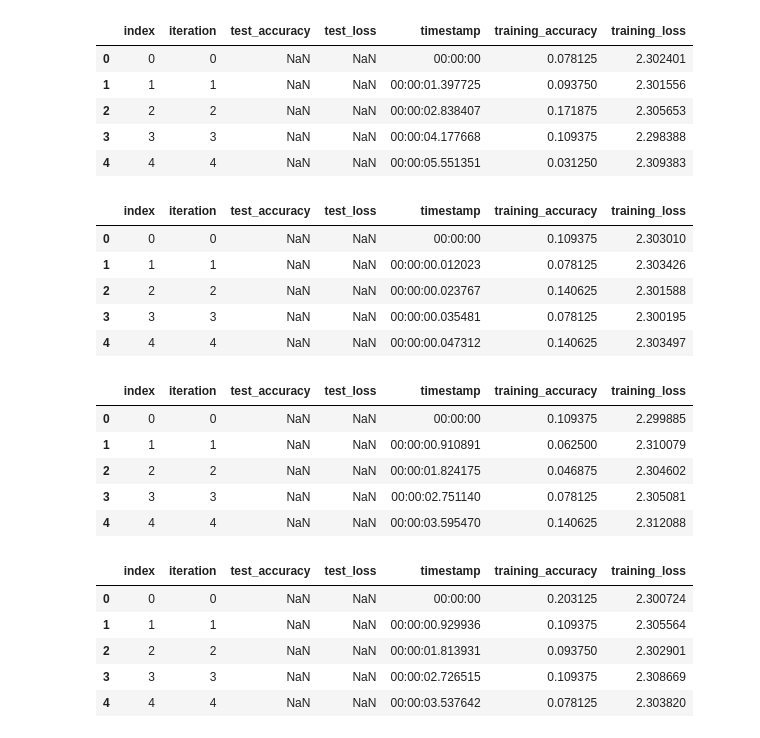
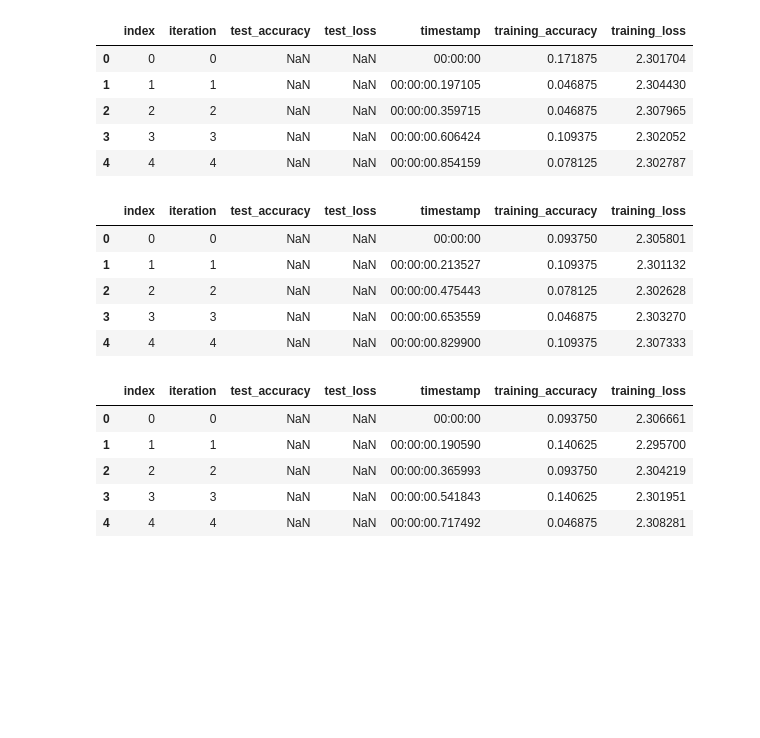
Before and after one commit to ucla-labx/distbelief, a Jupyter notebook: Analysis.ipynb, the cells around one changed output. Drawn from its saved outputs; the diff is of its cells as text; code cells hidden in the pictures; blank space fills up the shorter version.

```diff
--- a/Analysis.ipynb
+++ b/Analysis.ipynb
@@ -2,10 +2,10 @@
 import matplotlib.pyplot as plt
 import pandas as pd
 # %%
-df = pd.read_csv('single.csv')
-df_gpu = pd.read_csv('gpu.csv')
-df1 = pd.read_csv('node1.csv')
-df2 = pd.read_csv('node2.csv')
+df = pd.read_csv('log/single.csv')
+#df_gpu = pd.read_csv('gpu.csv')
+df1 = pd.read_csv('log/node1.csv')
+df2 = pd.read_csv('log/node2.csv')
 # %%
 df['timestamp'] = pd.to_datetime(df['timestamp'])
 df1['timestamp'] = pd.to_datetime(df1['timestamp'])
@@ -19,33 +19,27 @@ df_gpu['timestamp'] -= df_gpu['timestamp'].min()
 # %%
 display(df.head())
-display(df_gpu.head())
+#display(df_gpu.head())
 display(df2.head())
 display(df1.head())
 # %% [output]
 |  | index | iteration | test_accuracy | test_loss | timestamp | training_accuracy | training_loss |
-| 0 | 0 | 0 | NaN | NaN | 00:00:00 | 0.078125 | 2.302401 |
-| 1 | 1 | 1 | NaN | NaN | 00:00:01.397725 | 0.093750 | 2.301556 |
-| 2 | 2 | 2 | NaN | NaN | 00:00:02.838407 | 0.171875 | 2.305653 |
-| 3 | 3 | 3 | NaN | NaN | 00:00:04.177668 | 0.109375 | 2.298388 |
-| 4 | 4 | 4 | NaN | NaN | 00:00:05.551351 | 0.031250 | 2.309383 |
+| 0 | 0 | 0 | NaN | NaN | 00:00:00 | 0.171875 | 2.301704 |
+| 1 | 1 | 1 | NaN | NaN | 00:00:00.197105 | 0.046875 | 2.304430 |
+| 2 | 2 | 2 | NaN | NaN | 00:00:00.359715 | 0.046875 | 2.307965 |
+| 3 | 3 | 3 | NaN | NaN | 00:00:00.606424 | 0.109375 | 2.302052 |
+| 4 | 4 | 4 | NaN | NaN | 00:00:00.854159 | 0.078125 | 2.302787 |
 |  | index | iteration | test_accuracy | test_loss | timestamp | training_accuracy | training_loss |
-| 0 | 0 | 0 | NaN | NaN | 00:00:00 | 0.109375 | 2.303010 |
-| 1 | 1 | 1 | NaN | NaN | 00:00:00.012023 | 0.078125 | 2.303426 |
-| 2 | 2 | 2 | NaN | NaN | 00:00:00.023767 | 0.140625 | 2.301588 |
-| 3 | 3 | 3 | NaN | NaN | 00:00:00.035481 | 0.078125 | 2.300195 |
-| 4 | 4 | 4 | NaN | NaN | 00:00:00.047312 | 0.140625 | 2.303497 |
+| 0 | 0 | 0 | NaN | NaN | 00:00:00 | 0.093750 | 2.305801 |
+| 1 | 1 | 1 | NaN | NaN | 00:00:00.213527 | 0.109375 | 2.301132 |
+| 2 | 2 | 2 | NaN | NaN | 00:00:00.475443 | 0.078125 | 2.302628 |
+| 3 | 3 | 3 | NaN | NaN | 00:00:00.653559 | 0.046875 | 2.303270 |
+| 4 | 4 | 4 | NaN | NaN | 00:00:00.829900 | 0.109375 | 2.307333 |
 |  | index | iteration | test_accuracy | test_loss | timestamp | training_accuracy | training_loss |
-| 0 | 0 | 0 | NaN | NaN | 00:00:00 | 0.109375 | 2.299885 |
-| 1 | 1 | 1 | NaN | NaN | 00:00:00.910891 | 0.062500 | 2.310079 |
-| 2 | 2 | 2 | NaN | NaN | 00:00:01.824175 | 0.046875 | 2.304602 |
-| 3 | 3 | 3 | NaN | NaN | 00:00:02.751140 | 0.078125 | 2.305081 |
-| 4 | 4 | 4 | NaN | NaN | 00:00:03.595470 | 0.140625 | 2.312088 |
+| 0 | 0 | 0 | NaN | NaN | 00:00:00 | 0.093750 | 2.306661 |
+| 1 | 1 | 1 | NaN | NaN | 00:00:00.190590 | 0.140625 | 2.295700 |
+| 2 | 2 | 2 | NaN | NaN | 00:00:00.365993 | 0.093750 | 2.304219 |
+| 3 | 3 | 3 | NaN | NaN | 00:00:00.541843 | 0.140625 | 2.301951 |
+| 4 | 4 | 4 | NaN | NaN | 00:00:00.717492 | 0.046875 | 2.308281 |
-|  | index | iteration | test_accuracy | test_loss | timestamp | training_accuracy | training_loss |
-| 0 | 0 | 0 | NaN | NaN | 00:00:00 | 0.203125 | 2.300724 |
-| 1 | 1 | 1 | NaN | NaN | 00:00:00.929936 | 0.109375 | 2.305564 |
-| 2 | 2 | 2 | NaN | NaN | 00:00:01.813931 | 0.093750 | 2.302901 |
-| 3 | 3 | 3 | NaN | NaN | 00:00:02.726515 | 0.109375 | 2.308669 |
-| 4 | 4 | 4 | NaN | NaN | 00:00:03.537642 | 0.078125 | 2.303820 |
 # %%
 fig = plt.figure(figsize=(20, 10))
 
```
Also changed, not shown: parts of 3 cells of this notebook, 4 other files.
